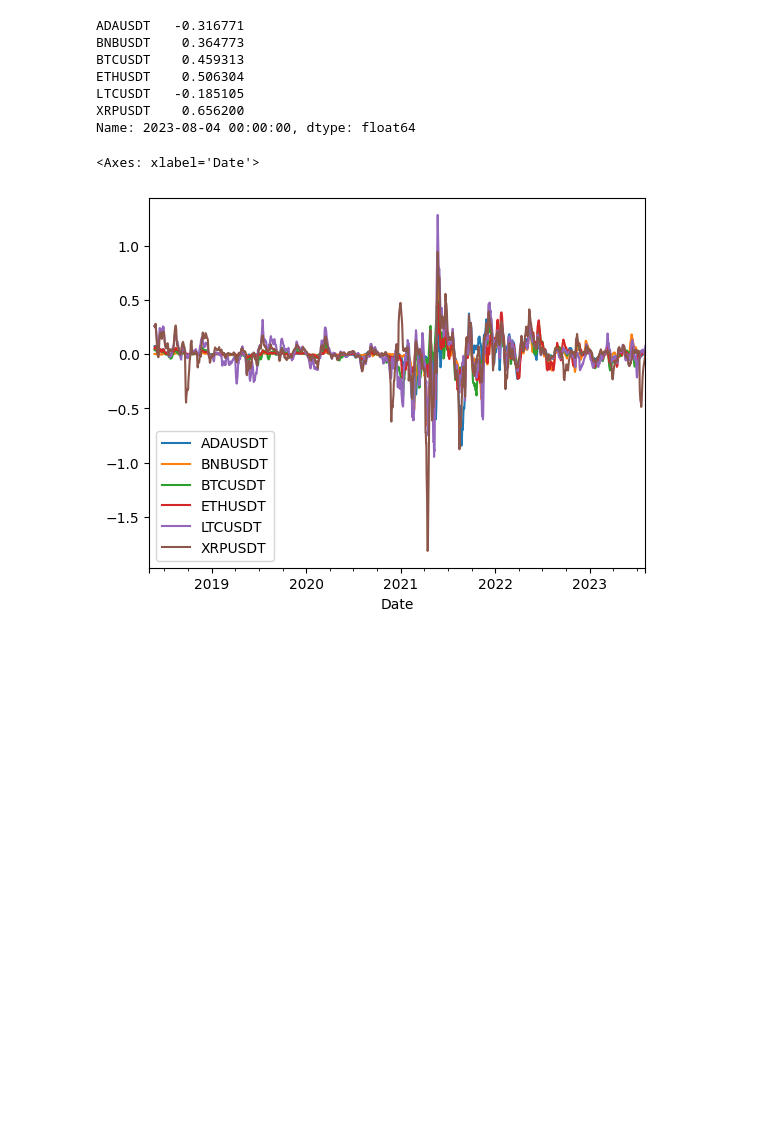
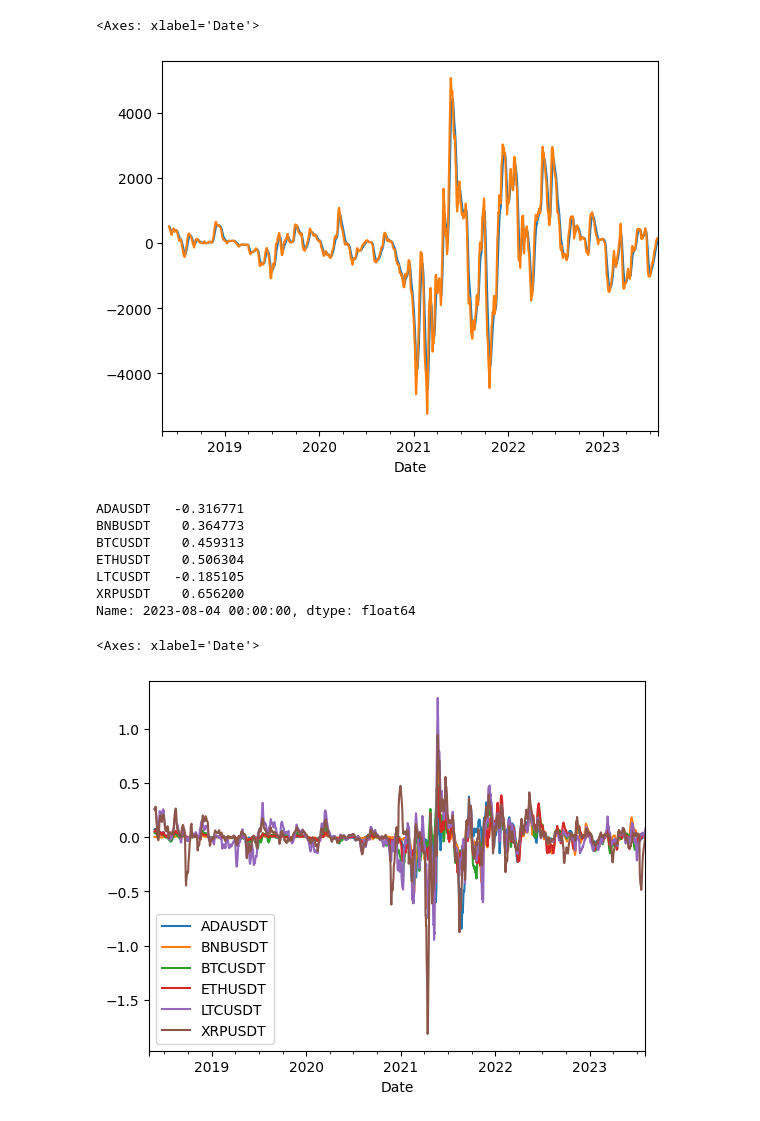
Before and after one commit to zanyev/desafio_quant_2023, a Jupyter notebook: ddpg_v1.ipynb, the cells around one changed output. Saved outputs shown, nothing was run; the diff lists cells and outputs as text; code cells hidden in the pictures; blank space fills up the shorter version.

```diff
--- a/ddpg_v1.ipynb
+++ b/ddpg_v1.ipynb
@@ -21,3 +46,9 @@ df_fechamento_normalized = df_fechamento.apply(lambda row: Normalize(row))
+# %%
+y.plot()
+x.plot()
+# %% [output]
+<Axes: xlabel='Date'>
+[figure, added]
 # %%
 df_fechamento_normalized_ewma_5 = df_fechamento_normalized.apply(lambda row: EWMA(row,5))
 df_fechamento_normalized_ewma_20 = df_fechamento_normalized.apply(lambda row: EWMA(row,20))
```
Also changed, not shown: parts of 5 cells of this notebook, 1 other file.
